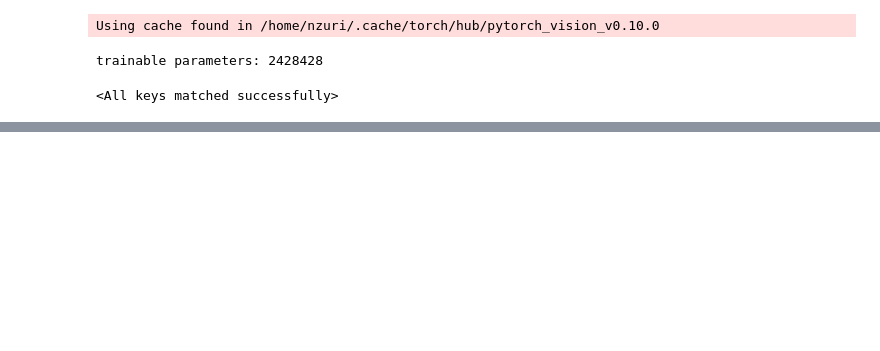
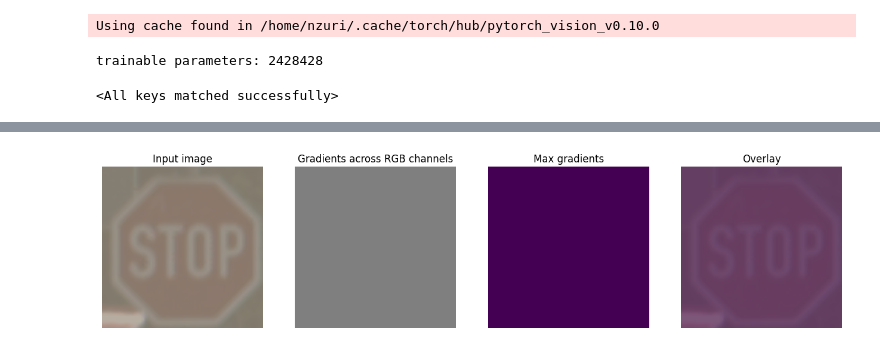
Before and after one commit to DaverSVK/HNS_Znacky_Zadanie1, a Jupyter notebook: notebooks/train.ipynb, the cells around one changed output, grey strips where cells are left out. Cells and saved outputs as stored; diff of their text form; code cells hidden in the pictures; blank space fills up the shorter version.

```diff
--- a/notebooks/train.ipynb
+++ b/notebooks/train.ipynb
@@ -199,0 +223,6 @@ _ = show_predictions(predictions, 5)
+# %%
+model.to("cpu")
+backprop = Backprop(model)
+backprop.visualize(sl_img, sl_class, guided=True)
+# %% [output]
+[figure, added]
```
Also changed, not shown: parts of 5 cells of this notebook, 3 other files.
